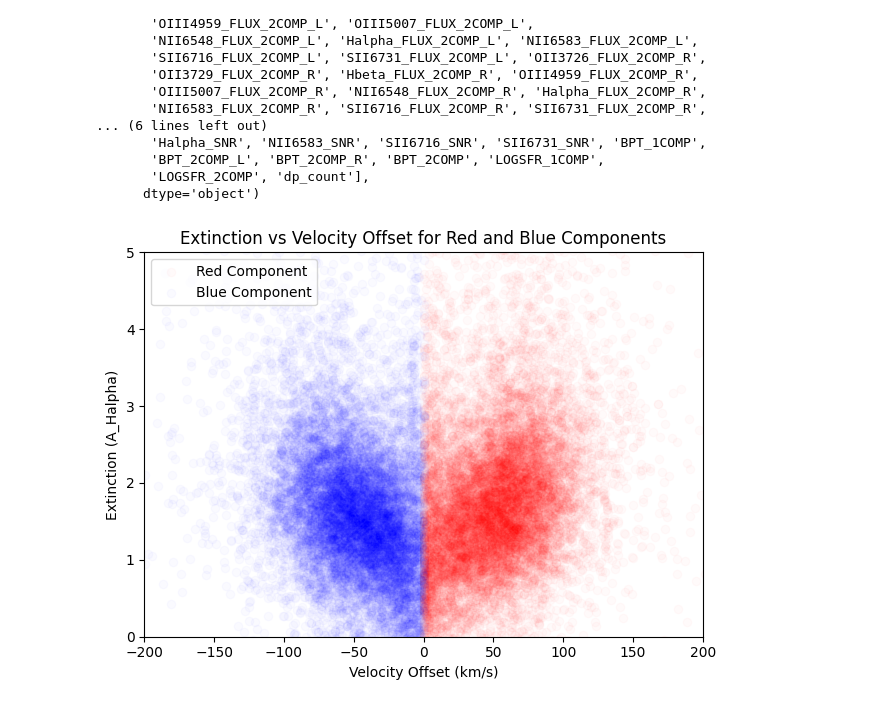
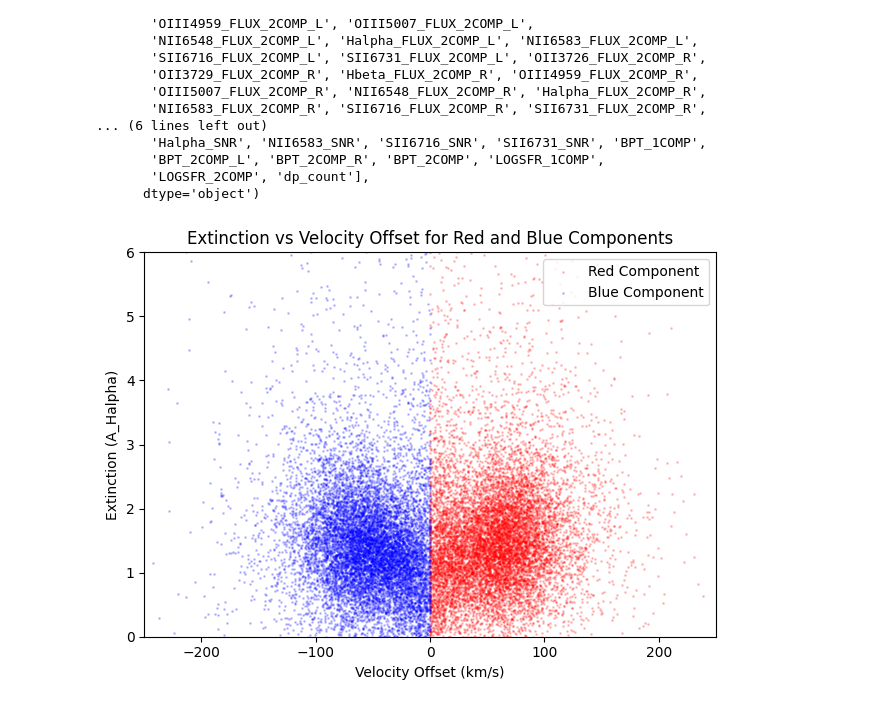
Before and after one commit to hyp0515/searching_inflow, a Jupyter notebook: extinction.ipynb, the cells around one changed output. Saved outputs shown, nothing was run; the diff lists cells and outputs as text; code cells hidden in the pictures.

```diff
--- a/extinction.ipynb
+++ b/extinction.ipynb
@@ -10,7 +10,7 @@ from astropy.table import Table
 import pandas as pd
 # %%
 DP = DP()
-dps_df, _, _, _ = DP.extract_fits_data('./catalogs/0315_dps_test.fits')
+dps_df, _, _, _ = DP.extract_fits_data('./catalogs/0428_dps_test.fits')
 # %%
 dps_df.columns
 # %% [output]
@@ -32,24 +32,28 @@ Index(['TARGETID', 'RA', 'DEC', 'Z', 'LOGM', 'LOGSFR', 'DV_R', 'DV_L',
        'LOGSFR_2COMP', 'dp_count'],
       dtype='object')
 # %%
-dps_df = dps_df[(dps_df['Halpha_SNR']>0) & (dps_df['Hbeta_SNR']>0) & (dps_df['LOGM']!=0)]
+dps_df = dps_df[(dps_df['Halpha_SNR']>0) & (dps_df['Hbeta_SNR']>0) & (dps_df['LOGM']!=0) & (dps_df['LOGSFR_2COMP']>=-1)]
 # %%
 ebv_r = 1.97 * np.log10((dps_df['Halpha_FLUX_2COMP_R']/dps_df['Hbeta_FLUX_2COMP_R']) / 2.86)
 A_halpha_r = 3.33 * ebv_r
 
 ebv_l = 1.97 * np.log10((dps_df['Halpha_FLUX_2COMP_L']/dps_df['Hbeta_FLUX_2COMP_L']) / 2.86)
 A_halpha_l = 3.33 * ebv_l
+# %%
+dps_df = dps_df[(A_halpha_r < np.inf) & (A_halpha_l < np.inf)]
+A_halpha_r = A_halpha_r[(A_halpha_r < np.inf) & (A_halpha_l < np.inf)]
+A_halpha_l = A_halpha_l[(A_halpha_r < np.inf) & (A_halpha_l < np.inf)]
 # %%
-plt.scatter(dps_df['DV_R'], A_halpha_r, alpha=0.02, label='Red Component', color='r')
-plt.scatter(dps_df['DV_L'], A_halpha_l, alpha=0.02, label='Blue Component', color='b')
-plt.xlim(left=-200, right=200)
-plt.ylim(bottom=0, top=5)
+plt.scatter(dps_df['DV_R'], A_halpha_r, alpha=0.2, label='Red Component', color='r', s=1)
+plt.scatter(dps_df['DV_L'], A_halpha_l, alpha=0.2, label='Blue Component', color='b', s=1)
+plt.xlim(left=-250, right=250)
+plt.ylim(bottom=0, top=6)
 plt.xlabel('Velocity Offset (km/s)')
 plt.ylabel('Extinction (A_Halpha)')
 plt.legend()
 plt.title('Extinction vs Velocity Offset for Red and Blue Components')
 plt.tight_layout()
-plt.savefig('./figures/Mar26/extinction.png')
+# plt.savefig('./figures/Apr23/extinction.png')
 plt.show()
 # %% [output]
-[figure, old version]
+[figure, new version]
```
Also changed, not shown: parts of 15 cells of this notebook, 14 other files.
